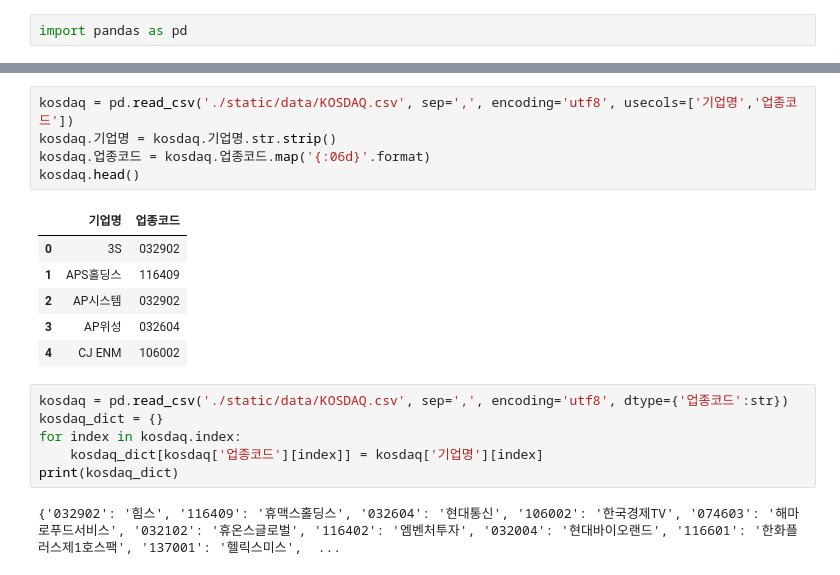
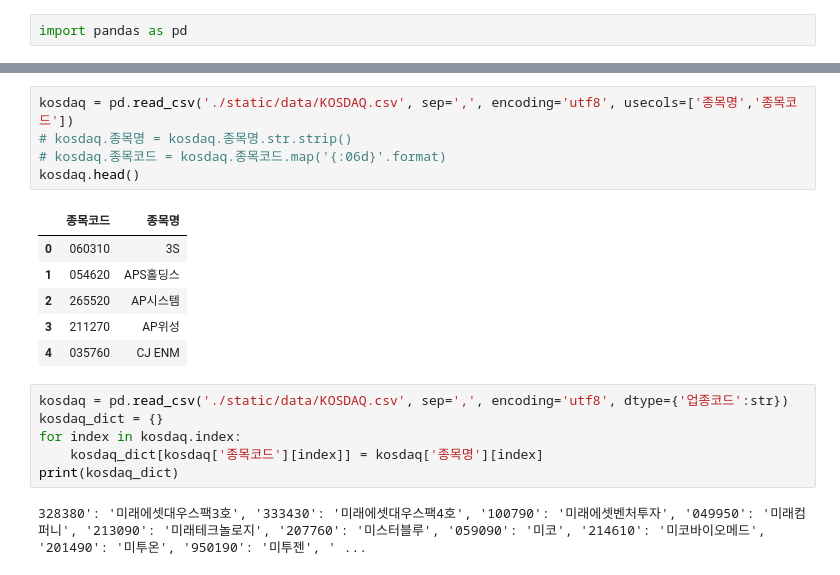
Before and after one commit to beegramin9/Flask, a Jupyter notebook: 2_Bootstrap/test.ipynb, the cells around one changed output, grey strips where cells are left out. Saved outputs shown, nothing was run; the diff lists cells and outputs as text.

```diff
--- a/2_Bootstrap/test.ipynb
+++ b/2_Bootstrap/test.ipynb
@@ -21,22 +21,22 @@ print(kospi_dict)
 # %% [output]
 {'095570': 'AJ네트웍스', '006840': 'AK홀딩스', '027410': 'BGF', '282330': 'BGF리테일', '138930': 'BNK금융지주', '001460': 'BYC', '001465': 'BYC우', '001040': 'CJ', '079160': 'CJ CGV', '00104K': 'CJ4우(전환)', '000120': ...
 # %%
-kosdaq = pd.read_csv('./static/data/KOSDAQ.csv', sep=',', encoding='utf8', usecols=['기업명','업종코드'])
-kosdaq.기업명 = kosdaq.기업명.str.strip()
-kosdaq.업종코드 = kosdaq.업종코드.map('{:06d}'.format)
+kosdaq = pd.read_csv('./static/data/KOSDAQ.csv', sep=',', encoding='utf8', usecols=['종목명','종목코드'])
+# kosdaq.종목명 = kosdaq.종목명.str.strip()
+# kosdaq.종목코드 = kosdaq.종목코드.map('{:06d}'.format)
 kosdaq.head()
 # %% [output]
-|  | 기업명 | 업종코드 |
-| 0 | 3S | 032902 |
-| 1 | APS홀딩스 | 116409 |
-| 2 | AP시스템 | 032902 |
-| 3 | AP위성 | 032604 |
-| 4 | CJ ENM | 106002 |
+|  | 종목코드 | 종목명 |
+| 0 | 060310 | 3S |
+| 1 | 054620 | APS홀딩스 |
+| 2 | 265520 | AP시스템 |
+| 3 | 211270 | AP위성 |
+| 4 | 035760 | CJ ENM |
 # %%
 kosdaq = pd.read_csv('./static/data/KOSDAQ.csv', sep=',', encoding='utf8', dtype={'업종코드':str})
 kosdaq_dict = {}
 for index in kosdaq.index:
-    kosdaq_dict[kosdaq['업종코드'][index]] = kosdaq['기업명'][index]
+    kosdaq_dict[kosdaq['종목코드'][index]] = kosdaq['종목명'][index]
 print(kosdaq_dict)
 # %% [output]
-{'032902': '힘스', '116409': '휴맥스홀딩스', '032604': '현대통신', '106002': '한국경제TV', '074603': '해마로푸드서비스', '032102': '휴온스글로벌', '116402': '엠벤처투자', '032004': '현대바이오랜드', '116601': '한화플러스제1호스팩', '137001': '헬릭스미스',  ...
+328380': '미래에셋대우스팩3호', '333430': '미래에셋대우스팩4호', '100790': '미래에셋벤처투자', '049950': '미래컴퍼니', '213090': '미래테크놀로지', '207760': '미스터블루', '059090': '미코', '214610': '미코바이오메드', '201490': '미투온', '950190': '미투젠', ' ...
```
Also changed, not shown: parts of 18 cells of this notebook, 14 other files.
